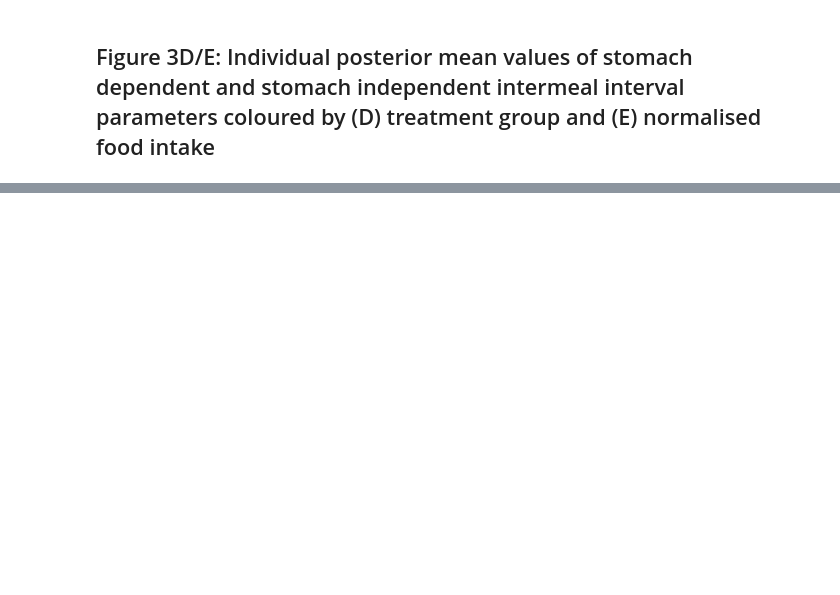
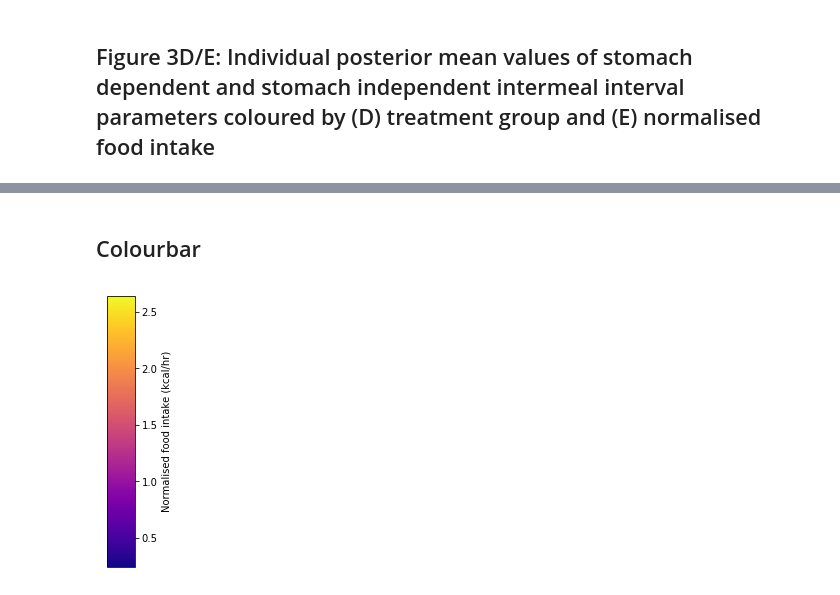
Before and after one commit to tomMcGrath/bayesian_feeding, a Jupyter notebook: Figure3.ipynb, the cells around one changed output, grey strips where cells are left out. Cells and saved outputs as stored; diff of their text form; code cells hidden in the pictures; blank space fills up the shorter version.

```diff
--- a/Figure3.ipynb
+++ b/Figure3.ipynb
@@ -163 +163,25 @@ plt.show()
 [figure]
+# %% [markdown]
+## Colourbar
+# %%
+cmap = mpl.cm.plasma
+
+feeding_amts = df['rate']
+feed_min = np.min(feeding_amts)
+feed_max = np.max(feeding_amts)
+
+norm = mpl.colors.Normalize(vmin=feed_min, vmax=feed_max)
+
+fig, axes = plt.subplots(1, figsize=(0.5,5))
+
+cb1 = mpl.colorbar.ColorbarBase(axes, cmap=cmap,
+                                norm=norm,
+                                orientation='vertical')
+
+cb1.set_label('Normalised food intake (kcal/hr)')
+
+plt.savefig('figures/colorbar.svg')
+
+plt.show()
+# %% [output]
+[figure, added]
```
Also changed, not shown: parts of 4 cells of this notebook, 2 other files.
